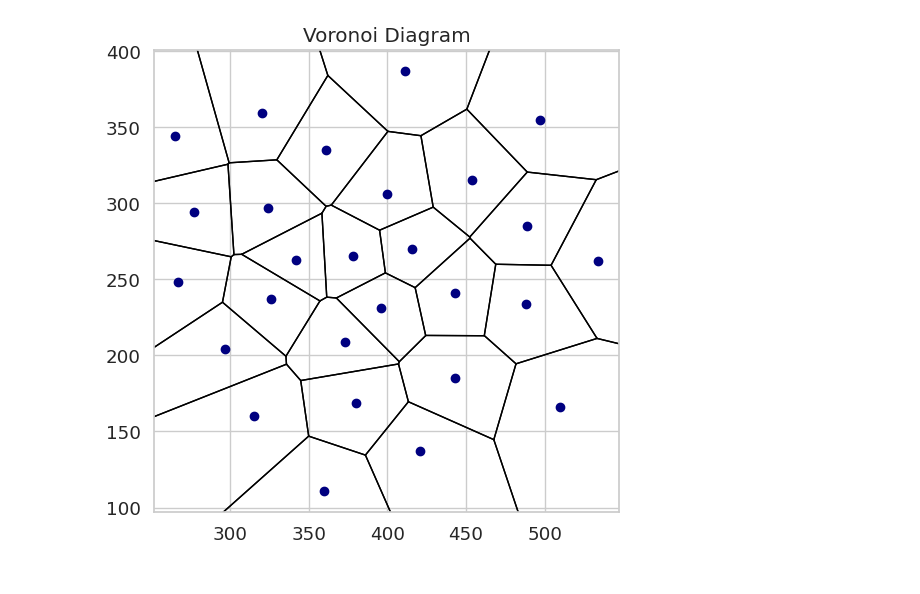
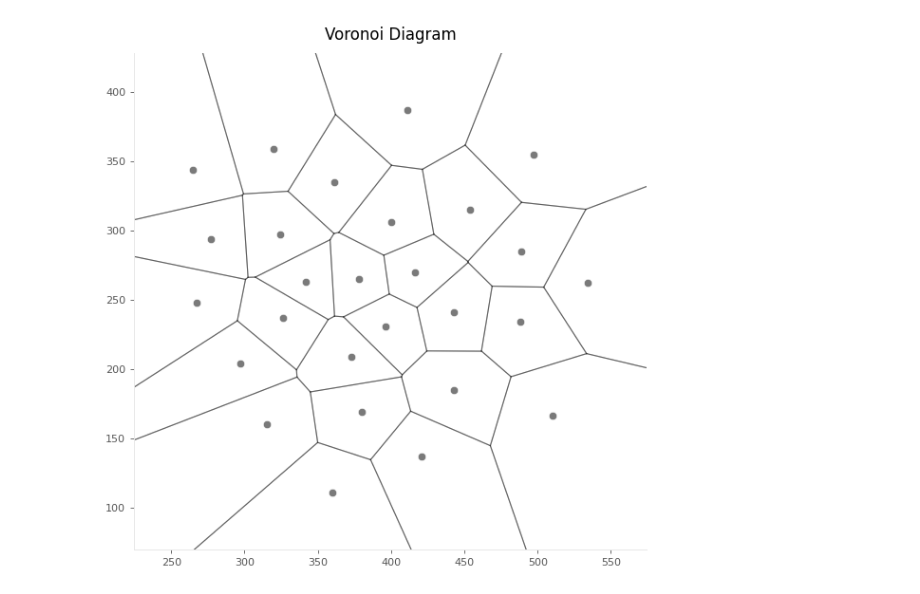
Before and after one commit to quant-sci/compute-geometry, a Jupyter notebook: examples/voronoi-diagram.ipynb, the cells around one changed output. Saved outputs shown, nothing was run; the diff lists cells and outputs as text; code cells hidden in the pictures.

```diff
--- a/examples/voronoi-diagram.ipynb
+++ b/examples/voronoi-diagram.ipynb
@@ -7,14 +8,14 @@ from cgeom.algorithms import VoronoiDiagram
 # %%
 # load a set of points
 points = np.loadtxt("./points1.txt")
 
 # create a voronoi diagram object
 voronoi = VoronoiDiagram(points)
 
 # build the voronoi diagram
 cells = voronoi.build_voronoi_diagram()
 
 # plot the voronoi diagram
-voronoi.plot_voronoi(cells)
+plot_voronoi(voronoi, cells)
 # %% [output]
-[figure, old version]
+[figure, new version]
```
Also changed, not shown: parts of 1 cell of this notebook, 7 other files.
